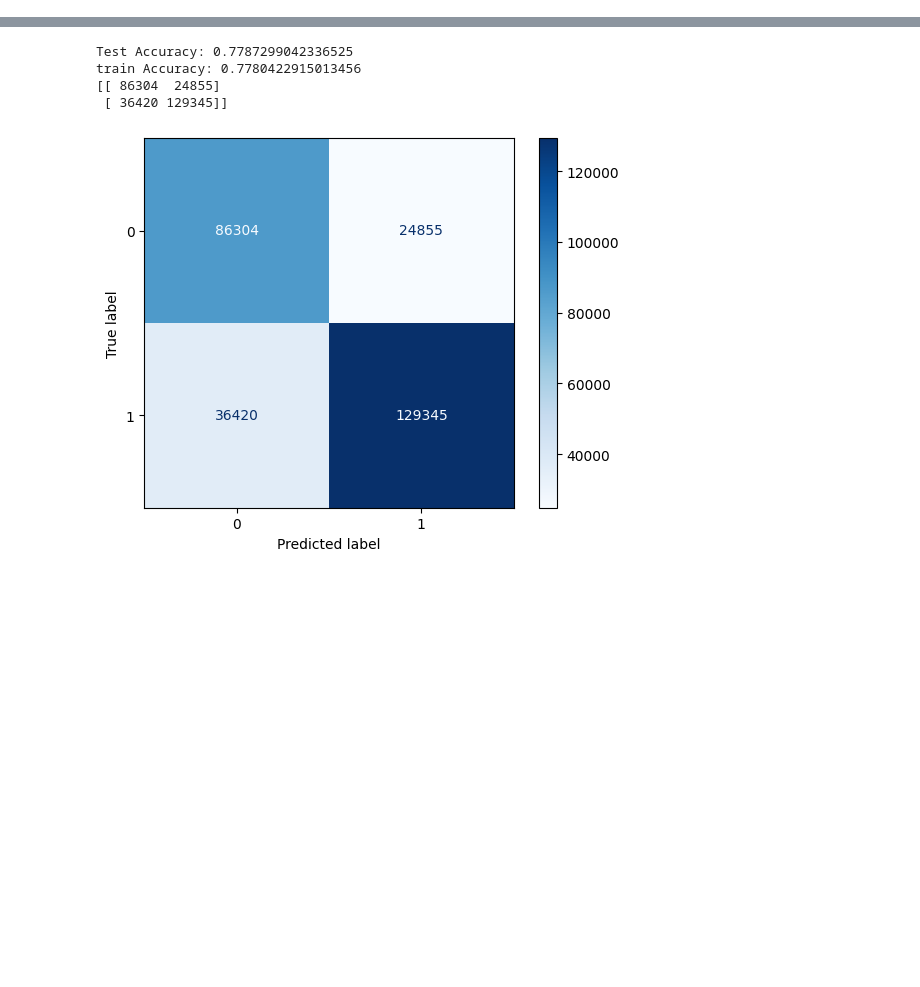
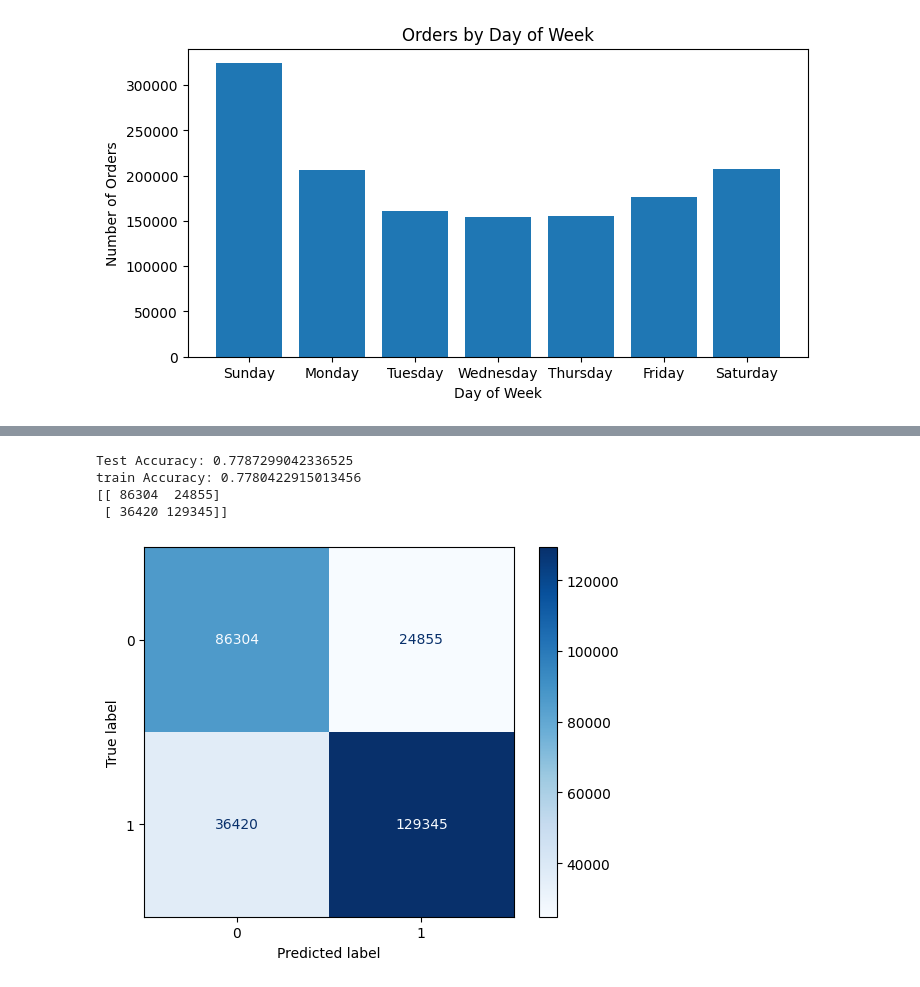
Before and after one commit to sarakhaderkoko1233-wq/ML-project, a Jupyter notebook: project.ipynb, the cells around one changed output, grey strips where cells are left out. Saved outputs shown, nothing was run; the diff lists cells and outputs as text; code cells hidden in the pictures; blank space fills up the shorter version.

```diff
--- a/project.ipynb
+++ b/project.ipynb
@@ -247,0 +109,13 @@ X_train, X_test, y_train, y_test = train_test_split(X , y, test_size=0.2, strati
+# %%
+#The distribution of orders across days of the week shows higher activity on specific days, particularly around the weekend.
+dow_counts = data['order_dow'].value_counts().sort_index()
+
+day_labels = ['Sunday', 'Monday', 'Tuesday', 'Wednesday','Thursday', 'Friday', 'Saturday']
+plt.figure(figsize=(8,4))
+plt.bar(day_labels, dow_counts.values)
+plt.title('Orders by Day of Week')
+plt.xlabel('Day of Week')
+plt.ylabel('Number of Orders')
+plt.show()
+# %% [output]
+[figure, added]
```
Also changed, not shown: parts of 46 cells of this notebook.
